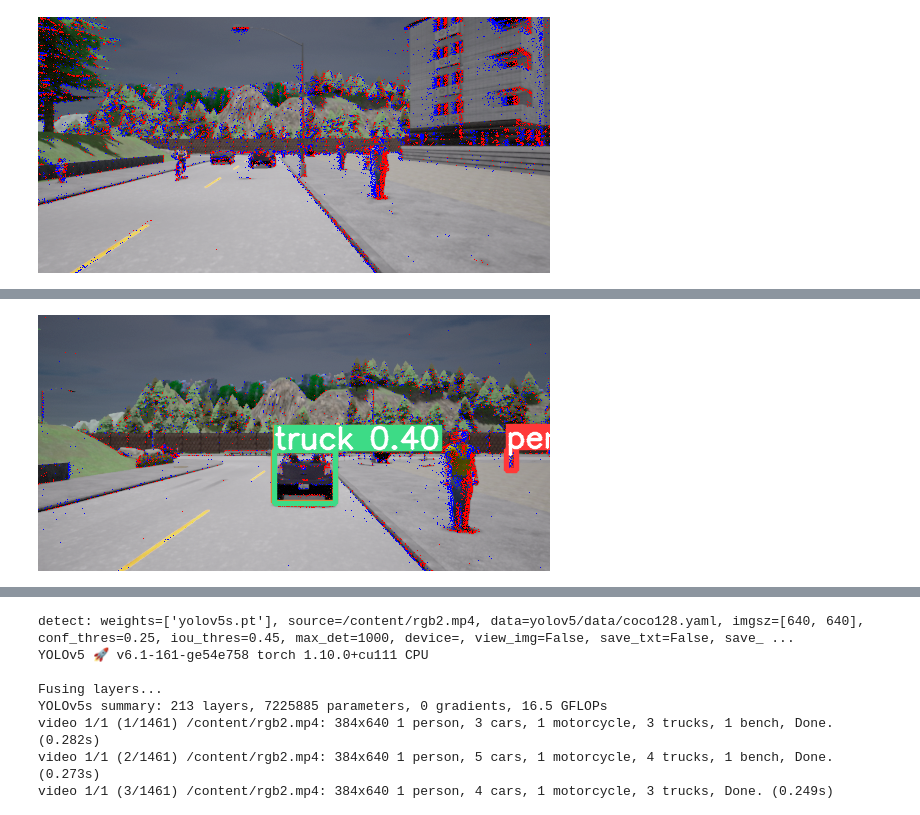
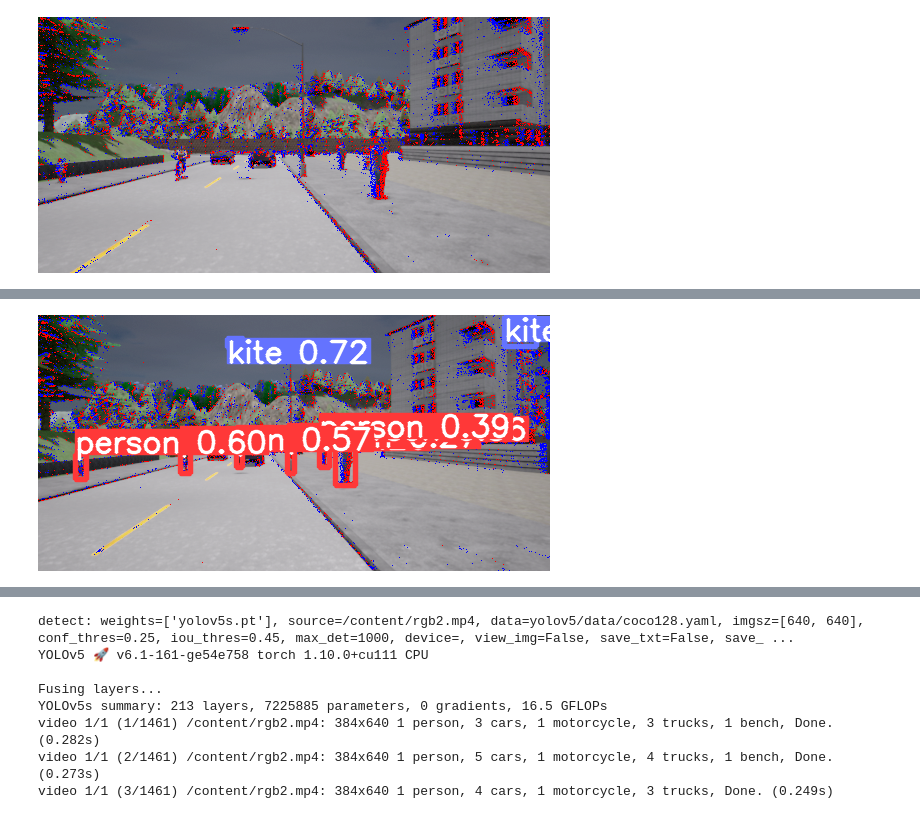
Before and after one commit to Amitgm/supervised_learning, a Jupyter notebook: stacked_detection.ipynb, the cells around one changed output, grey strips where cells are left out. Cells and saved outputs as stored; diff of their text form; code cells hidden in the pictures.

```diff
--- a/stacked_detection.ipynb
+++ b/stacked_detection.ipynb
@@ -126,5 +128,5 @@ for file in os.listdir("yolov5/runs/detect/exp3"):
         #frames.append(file)
 # %%
-display(Image(stack_detected_frames[111])) # Displaying image data
+display(Image(stack_detected_frames[112])) # Displaying image data
 # %% [output]
-[figure, old version]
+[figure, new version]
```
Also changed, not shown: parts of 8 cells of this notebook.
